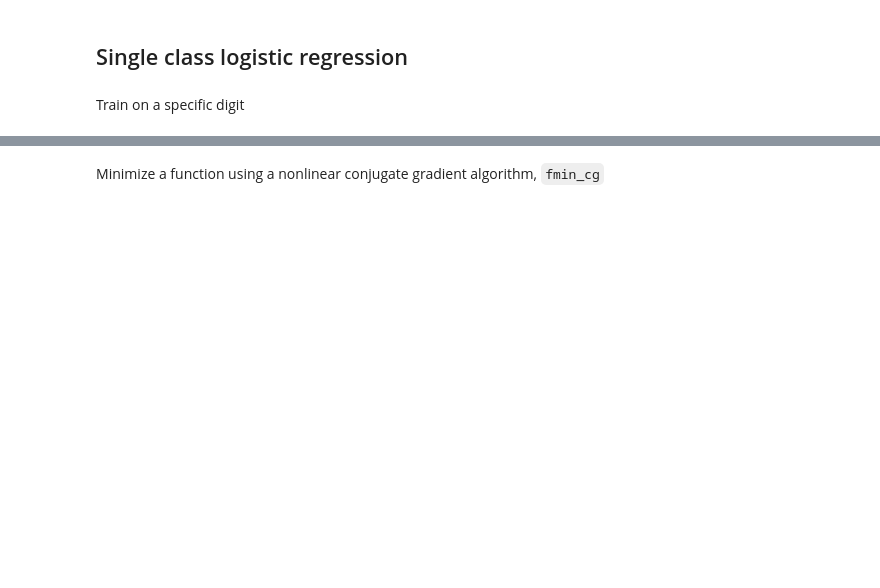
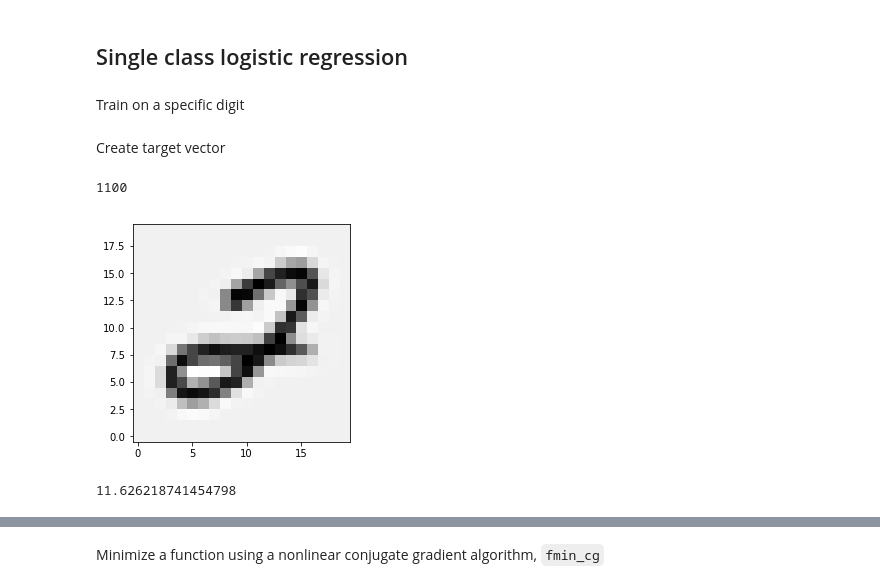
Before and after one commit to denglert/machine-learning-sandbox, a Jupyter notebook: courses/Coursera_Machine_Learning/Week_4_Neural_Networks/exercise/Multi_class_logistic_regression.ipynb, the cells around one changed output, grey strips where cells are left out. Saved outputs shown, nothing was run; the diff lists cells and outputs as text; code cells hidden in the pictures; blank space fills up the shorter version.

```diff
--- a/courses/Coursera_Machine_Learning/Week_4_Neural_Networks/exercise/Multi_class_logistic_regression.ipynb
+++ b/courses/Coursera_Machine_Learning/Week_4_Neural_Networks/exercise/Multi_class_logistic_regression.ipynb
@@ -217,0 +293,16 @@ y = (labels == 2)*1
+# %%
+digit = 2
+# %% [markdown]
+Create target vector
+# %%
+y = (labels == digit).astype(int)
+# %%
+index = np.where(y == 1)[0][100]
+# %%
+index
+# %% [output]
+1100
+# %%
+show_digit(data['X'][index]);
+# %% [output]
+[figure, added]
@@ -217,0 +311,4 @@ y = (labels == 2)*1
+# %%
+cost_function(theta, X, y)
+# %% [output]
+11.626218741454798
```
Also changed, not shown: parts of 66 cells of this notebook.
